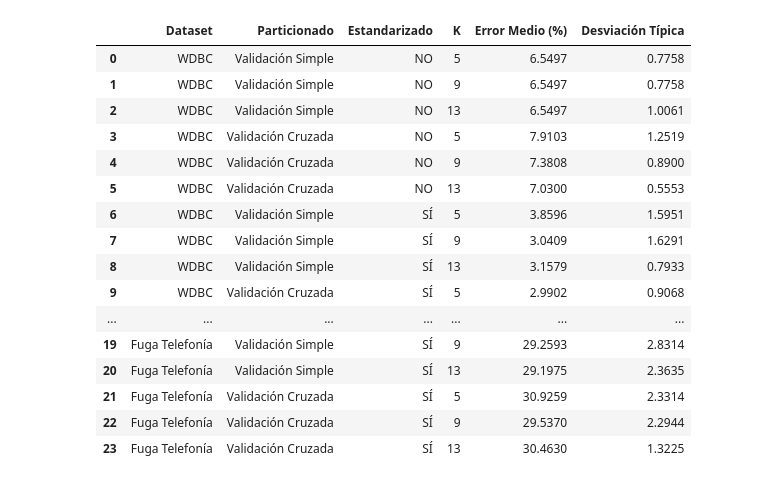
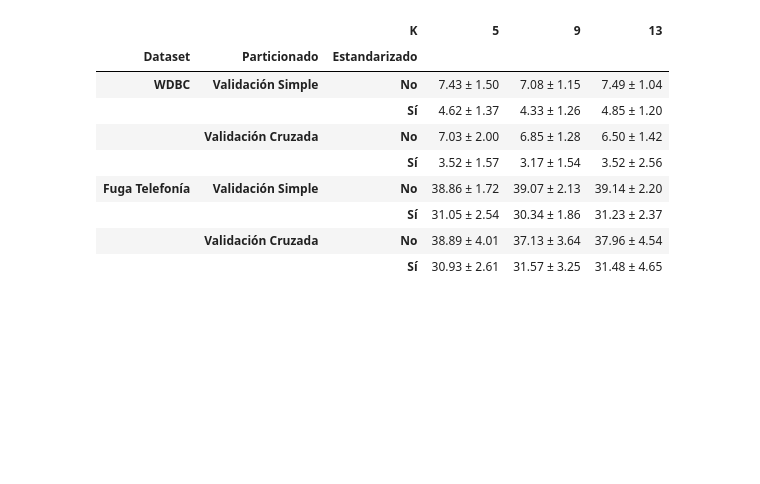
Before and after one commit to HugoMartRod/FAA_P1, a Jupyter notebook: FAAP1_1461_10.ipynb, the cells around one changed output. Cells and saved outputs as stored; diff of their text form; code cells hidden in the pictures; blank space fills up the shorter version.

```diff
--- a/FAAP1_1461_10.ipynb
+++ b/FAAP1_1461_10.ipynb
@@ -160,0 +282,10 @@ display(df_sklearn)
+# %%
+from sklearn.preprocessing import StandardScaler
+
+for nombre, ruta in DATASETS.items():
+    dataset = Dataset(ruta)
+    continuos = [not discreto for discreto in dataset.atributosDiscretos]
+    X_sklearn = StandardScaler().fit_transform(dataset.obtener_datos()[:, :-1][:, continuos])
+    dataset.estandarizarDatos(media=True, std=True)
+    X_propio = dataset.obtener_datos()[:, :-1][:, continuos]
+    print(f"{nombre}: diferencia máxima con StandardScaler = {np.abs(X_propio - X_sklearn).max():.2e}")
@@ -161,28 +295,19 @@ display(df_sklearn)
 # %%
-from MyScikitLearn.modelos.knn import ClasificadorKNN
-
-def evaluar_knn_propio(ruta_dataset, nombre_dataset):
-    estrategias = {
-        "Validación Simple": ValidacionSimple(proporcion_test=0.3, numero_ejecuciones=5),
-        "Validación Cruzada": ValidacionCruzada(numero_particiones=5)
-    }
-
-    valores_k = [5, 9, 13]
+def evaluar_knn_propio(nombre_dataset, ruta_dataset):
+    datos_originales = Dataset(ruta_dataset)
+    datos_estandarizados = Dataset(ruta_dataset)
+    datos_estandarizados.estandarizarDatos(media=True, std=True)
+    versiones = {"No": datos_originales, "Sí": datos_estandarizados}
     resultados = []
 
-    # Evaluar sin y con estandarización
-    for estandarizar in [False, True]:
-        # Recargamos el dataset para no arrastrar la estandarización anterior
-        dataset = Dataset(ruta_dataset)
-        if estandarizar:
-            dataset.estandarizarDatos(media=True, std=True)
+    for nombre_est, validador in estrategias_propias().items():
+        # Mismas particiones con y sin estandarizar y para todos los K
+        validador.creaParticiones(len(datos_originales.datos_numericos))
 
-        datos = dataset.obtener_datos()
+        for estandarizado, dataset in versiones.items():
+            datos = dataset.obtener_datos()
 
-        for nombre_est, validador in estrategias.items():
-            validador.creaParticiones(len(datos))
-
-            for k in valores_k:
+            for k in VALORES_K:
                 clasificador = ClasificadorKNN(k=k)
                 errores = []
 
@@ -190,29 +315,27 @@ def evaluar_knn_propio(ruta_dataset, nombre_dataset):
                     datos_train = datos[particion["train"]]
                     datos_test = datos[particion["test"]]
 
-                    # Para K-NN no necesitamos atributos_discretos, pasamos None
-                    clasificador.entrenamiento(datos_train, None, dataset.diccionarios)
-                    predicciones = clasificador.clasifica(datos_test, None, dataset.diccionarios)
-
-                    error = clasificador.error(datos_test, predicciones)
-                    errores.append(error)
+                    clasificador.entrenamiento(datos_train, dataset.atributosDiscretos, dataset.diccionarios)
+                    predicciones = clasificador.clasifica(datos_test, dataset.atributosDiscretos, dataset.diccionarios)
+                    errores.append(clasificador.error(datos_test, predicciones))
 
                 resultados.append({
                     "Dataset": nombre_dataset,
                     "Particionado": nombre_est,
-                    "Estandarizado": "SÍ" if estandarizar else "NO",
+                    "Estandarizado": estandarizado,
                     "K": k,
                     "Error Medio (%)": np.mean(errores) * 100,
                     "Desviación Típica": np.std(errores) * 100
                 })
-
     return resultados
 
-# Ejecutamos para ambos datasets
-resultados_knn_wdbc = evaluar_knn_propio("wdbc.csv", "WDBC")
-resultados_knn_fuga = evaluar_knn_propio("fuga_telefonia_ok.csv", "Fuga Telefonía")
 
-# Mostramos la tabla final
-df_knn = pd.DataFrame(resultados_knn_wdbc + resultados_knn_fuga).round(4)
-display(df_knn)
+np.random.seed(SEMILLA)
+resultados_knn = []
+for nombre, ruta in DATASETS.items():
+    resultados_knn += evaluar_knn_propio(nombre, ruta)
+df_knn = pd.DataFrame(resultados_knn)
+
+print("Error de clasificación (%) del K-NN propio (distancia euclídea): media ± desviación típica")
+display(tabla(df_knn, ["Dataset", "Particionado", "Estandarizado"], "K"))
 # %% [output]
@@ -219,17 +343,10 @@ display(df_knn)
-|  | Dataset | Particionado | Estandarizado | K | Error Medio (%) | Desviación Típica |
-| 0 | WDBC | Validación Simple | NO | 5 | 6.5497 | 0.7758 |
-| 1 | WDBC | Validación Simple | NO | 9 | 6.5497 | 0.7758 |
-| 2 | WDBC | Validación Simple | NO | 13 | 6.5497 | 1.0061 |
-| 3 | WDBC | Validación Cruzada | NO | 5 | 7.9103 | 1.2519 |
-| 4 | WDBC | Validación Cruzada | NO | 9 | 7.3808 | 0.8900 |
-| 5 | WDBC | Validación Cruzada | NO | 13 | 7.0300 | 0.5553 |
-| 6 | WDBC | Validación Simple | SÍ | 5 | 3.8596 | 1.5951 |
-| 7 | WDBC | Validación Simple | SÍ | 9 | 3.0409 | 1.6291 |
-| 8 | WDBC | Validación Simple | SÍ | 13 | 3.1579 | 0.7933 |
-| 9 | WDBC | Validación Cruzada | SÍ | 5 | 2.9902 | 0.9068 |
-| ... | ... | ... | ... | ... | ... | ... |
-| 19 | Fuga Telefonía | Validación Simple | SÍ | 9 | 29.2593 | 2.8314 |
-| 20 | Fuga Telefonía | Validación Simple | SÍ | 13 | 29.1975 | 2.3635 |
-| 21 | Fuga Telefonía | Validación Cruzada | SÍ | 5 | 30.9259 | 2.3314 |
-| 22 | Fuga Telefonía | Validación Cruzada | SÍ | 9 | 29.5370 | 2.2944 |
-| 23 | Fuga Telefonía | Validación Cruzada | SÍ | 13 | 30.4630 | 1.3225 |
+|  |  | K | 5 | 9 | 13 |
+| Dataset | Particionado | Estandarizado |  |  |  |
+| WDBC | Validación Simple | No | 7.43 ± 1.50 | 7.08 ± 1.15 | 7.49 ± 1.04 |
+|  |  | Sí | 4.62 ± 1.37 | 4.33 ± 1.26 | 4.85 ± 1.20 |
+|  | Validación Cruzada | No | 7.03 ± 2.00 | 6.85 ± 1.28 | 6.50 ± 1.42 |
+|  |  | Sí | 3.52 ± 1.57 | 3.17 ± 1.54 | 3.52 ± 2.56 |
+| Fuga Telefonía | Validación Simple | No | 38.86 ± 1.72 | 39.07 ± 2.13 | 39.14 ± 2.20 |
+|  |  | Sí | 31.05 ± 2.54 | 30.34 ± 1.86 | 31.23 ± 2.37 |
+|  | Validación Cruzada | No | 38.89 ± 4.01 | 37.13 ± 3.64 | 37.96 ± 4.54 |
+|  |  | Sí | 30.93 ± 2.61 | 31.57 ± 3.25 | 31.48 ± 4.65 |
```
Also changed, not shown: parts of 28 cells of this notebook, 7 other files.
